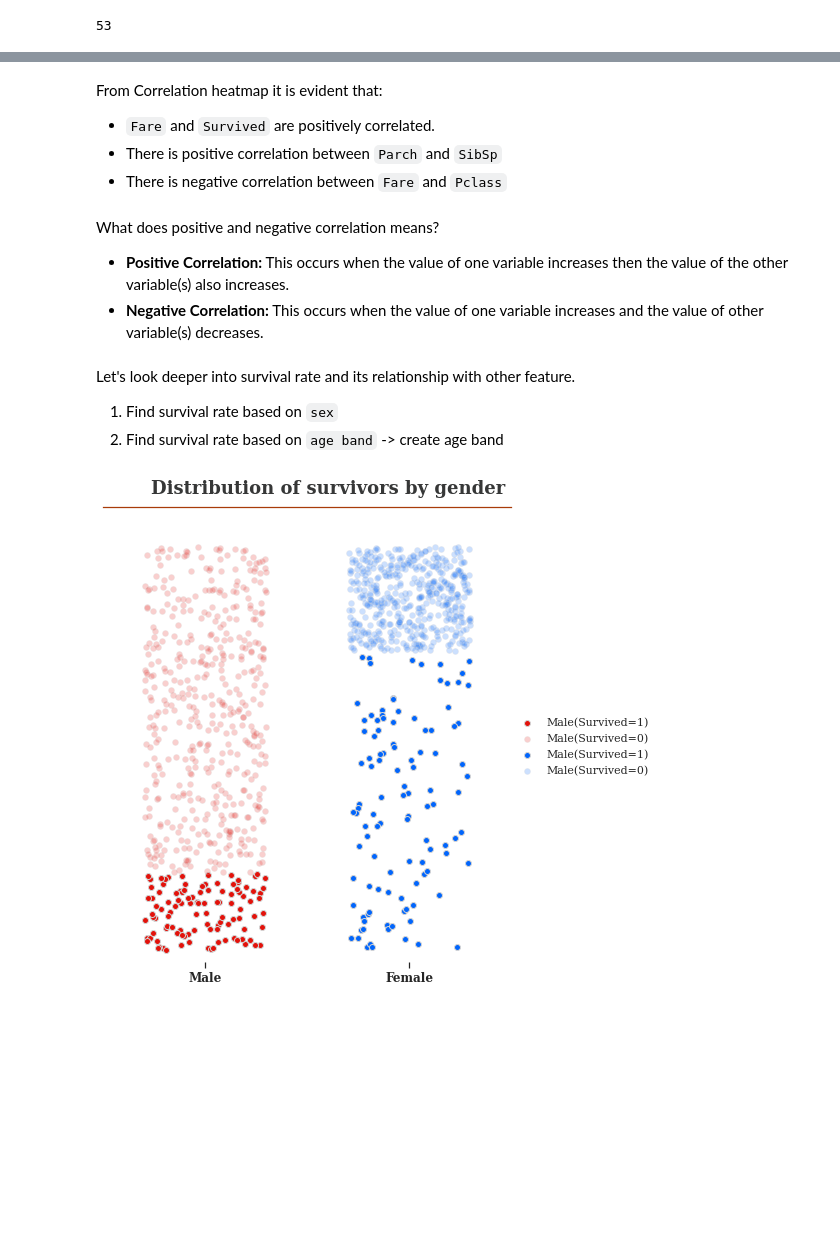
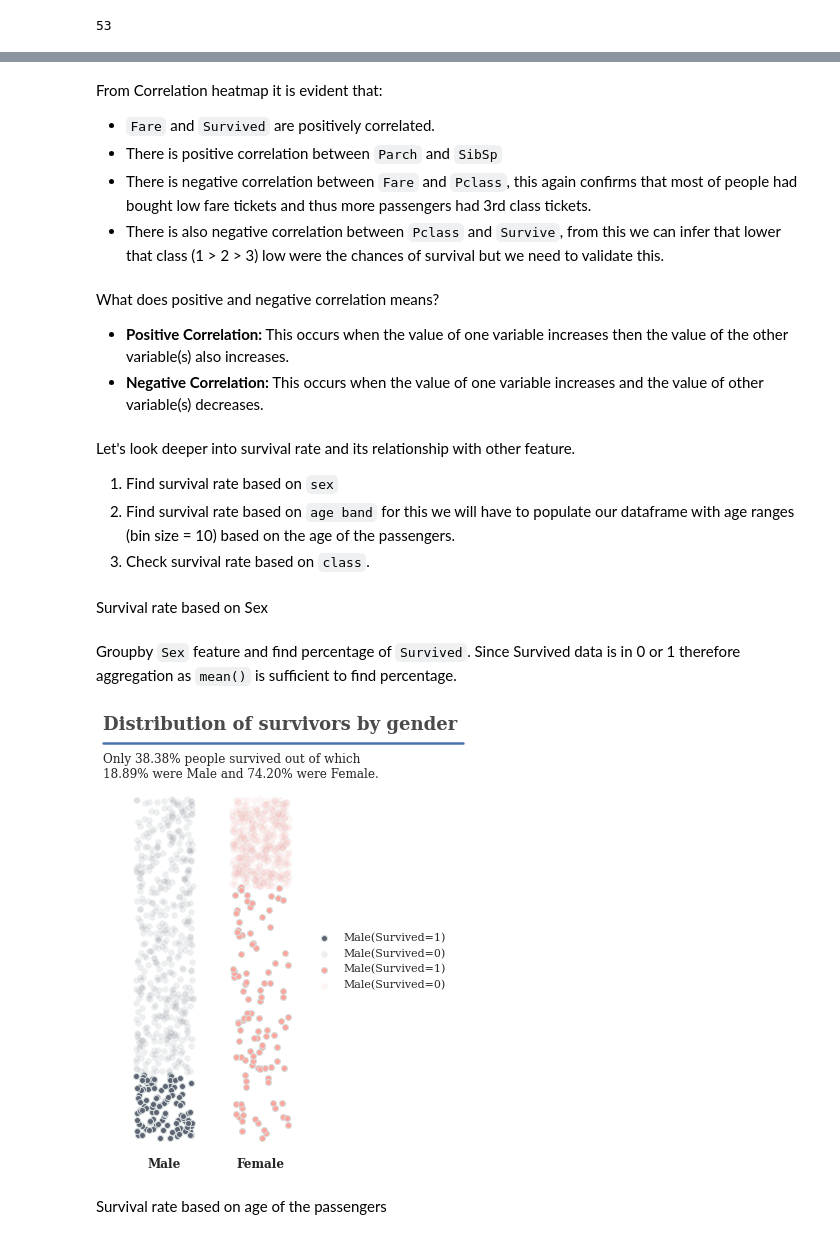
Before and after one commit to progrkaushl/Data-Science-Projects, a Jupyter notebook: Titanic Disaster/titanic.ipynb, the cells around one changed output, grey strips where cells are left out. Saved outputs shown, nothing was run; the diff lists cells and outputs as text; code cells hidden in the pictures; blank space fills up the shorter version.

```diff
--- a/Titanic Disaster/titanic.ipynb
+++ b/Titanic Disaster/titanic.ipynb
@@ -37,0 +110,4 @@ train.head(2)
+# %%
+fig_title_prop = {'size': 18, 'color': '#4a4a4a', 'fontweight':'bold'}
+# %%
+sns.set_context('notebook', font_scale=1, rc={'lines.linewidth': 2.5})
@@ -348,7 +416,8 @@ plt.show()
 From Correlation heatmap it is evident that:
 - `Fare` and `Survived` are positively correlated.
 - There is positive correlation between `Parch` and `SibSp`
-- There is negative correlation between `Fare` and `Pclass`
+- There is negative correlation between `Fare` and `Pclass`, this again confirms that most of people had bought low fare tickets and thus more passengers had 3rd class tickets.
+- There is also negative correlation between `Pclass` and `Survive`, from this we can infer that lower that class (1 > 2 > 3) low were the chances of survival but we need to validate this.
 # %% [markdown]
 What does positive and negative correlation means?
 - **Positive Correlation:** This occurs when the value of one variable increases then the value of the other variable(s) also increases.
@@ -356,9 +425,14 @@ What does positive and negative correlation means?
 # %% [markdown]
 Let's look deeper into survival rate and its relationship with other feature.
 1. Find survival rate based on `sex`
-2. Find survival rate based on `age band` -> create age band
+2. Find survival rate based on `age band` for this we will have to populate our dataframe with age ranges (bin size = 10) based on the age of the passengers.
+3. Check survival rate based on `class`.
+# %% [markdown]
+Survival rate based on Sex
+# %% [markdown]
+Groupby `Sex` feature and find percentage of `Survived`. Since Survived data is in 0 or 1 therefore aggregation as `mean()` is sufficient to find percentage.
 # %%
-survival_rate = pd.DataFrame(train.groupby('Sex').mean()['Survived'])
+survival_rate = pd.DataFrame(train_data.groupby('Sex').mean()['Survived'])
 male_rate = survival_rate.loc['male']
 female_rate = survival_rate.loc['female']
 # %%
@@ -368,44 +442,56 @@ np.random.uniform() generates random samples from uniform distribution and retur
 Parameters for this method are low=0.0, high=1.0, size=None
 """
 
-male_pos = np.random.uniform(0, male_rate, len(train[(train['Sex'] == 'male') & (train['Survived'] == 1)]))
-male_neg = np.random.uniform(male_rate, 1, len(train[(train['Sex'] == 'male') & (train['Survived'] == 0)]))
-female_pos = np.random.uniform(0, female_rate, len(train[(train['Sex'] == 'male') & (train['Survived'] == 1)]))
-female_neg = np.random.uniform(female_rate, 1, len(train[(train['Sex'] == 'male') & (train['Survived'] == 0)]))
+male_pos = np.random.uniform(0, male_rate, len(train_data[(train_data['Sex'] == 'male') & (train_data['Survived'] == 1)]))
+male_neg = np.random.uniform(male_rate, 1, len(train_data[(train_data['Sex'] == 'male') & (train_data['Survived'] == 0)]))
+female_pos = np.random.uniform(0, female_rate, len(train_data[(train_data['Sex'] == 'male') & (train_data['Survived'] == 1)]))
+female_neg = np.random.uniform(female_rate, 1, len(train_data[(train_data['Sex'] == 'male') & (train_data['Survived'] == 0)]))
 # %%
-fig, ax = plt.subplots(1, 1, figsize=(8, 7))
+fig, ax = plt.subplots(1, 1, figsize=(5, 6))
 
 np.random.seed(42)
 
 # Male Stripplot
-ax.scatter(np.random.uniform(-0.3, 0.3, len(male_pos)), male_pos, color='#e3120b', edgecolor='lightgray', label='Male(Survived=1)')
-ax.scatter(np.random.uniform(-0.3, 0.3, len(male_neg)), male_neg, color='#e3120b', edgecolor='lightgray', alpha=0.2, label='Male(Survived=0)')
+ax.scatter(np.random.uniform(-0.3, 0.3, len(male_pos)), male_pos, color='#5e6472', edgecolor='#d4dddd', label='Male(Survived=1)')
+ax.scatter(np.random.uniform(-0.3, 0.3, len(male_neg)), male_neg, color='#5e6472', edgecolor='#d4dddd', alpha=0.1, label='Male(Survived=0)')
 
 # Female Stripplot
-ax.scatter(1+np.random.uniform(-0.3, 0.3, len(female_pos)), female_pos, color='xkcd:bright blue', edgecolor='lightgray', label='Male(Survived=1)')
-ax.scatter(1+np.random.uniform(-0.3, 0.3, len(female_neg)), female_neg, color='xkcd:bright blue', edgecolor='lightgray', alpha=0.2, label='Male(Survived=0)')
+ax.scatter(1+np.random.uniform(-0.3, 0.3, len(female_pos)), female_pos, color='#ffa69e', edgecolor='#d4dddd', label='Male(Survived=1)')
+ax.scatter(1+np.random.uniform(-0.3, 0.3, len(female_neg)), female_neg, color='#ffa69e', edgecolor='#d4dddd', alpha=0.1, label='Male(Survived=0)')
 
 # Set Figure & Axes
 ax.set_xlim(-0.5, 1.5)
 ax.set_ylim(-0.03, 1.1)
 
 # Ticks
 ax.set_xticks([0, 1])
 ax.set_xticklabels(['Male', 'Female'], fontweight='bold', fontsize=12)
 ax.set_yticks([], minor=False)
 ax.set_ylabel('')
 
 # remove figure borders
-for s in ["right","left", 'bottom']:
+for s in ["top", "right","left", 'bottom']:
     ax.spines[s].set_visible(False)
 
-ax.spines['top'].set_color('xkcd:rust')
+# add horizontal line
+line = lines.Line2D([0, 1], [1.02, 1.02], transform=fig.transFigure, zorder=1000, figure=fig)
+fig.lines.extend([line])
 
-# Title & Explanation
-fig.text(0.72, 1, 'Distribution of survivors by gender', fontweight='bold', fontsize=18, color='xkcd:dark grey', ha = 'right')
+# add figure text as title
+fig.text(0, 1.05, 'Distribution of survivors by gender', fontdict=fig_title_prop)
+fig.text(0, 0.94,
+         'Only {:.2f}% people survived out of which\n{:.2f}% were Male and {:.2f}% were Female.'.format(
+             survive_per[1]*100,
+             male_rate[0]*100,
+             female_rate[0]*100),
+         ha='left'
+        )
 
 ax.legend(loc=(1, 0.4), edgecolor='None')
+plt.grid()
 plt.tight_layout()
 plt.show()
 # %% [output]
-[figure, old version]
+[figure, new version]
+# %% [markdown]
+Survival rate based on age of the passengers
```
Also changed, not shown: parts of 115 cells of this notebook, 1 other file.
